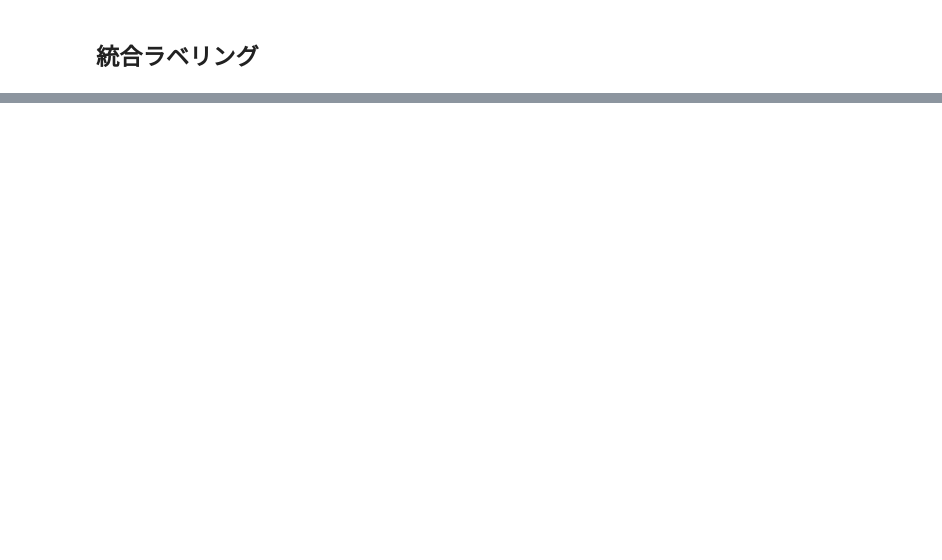
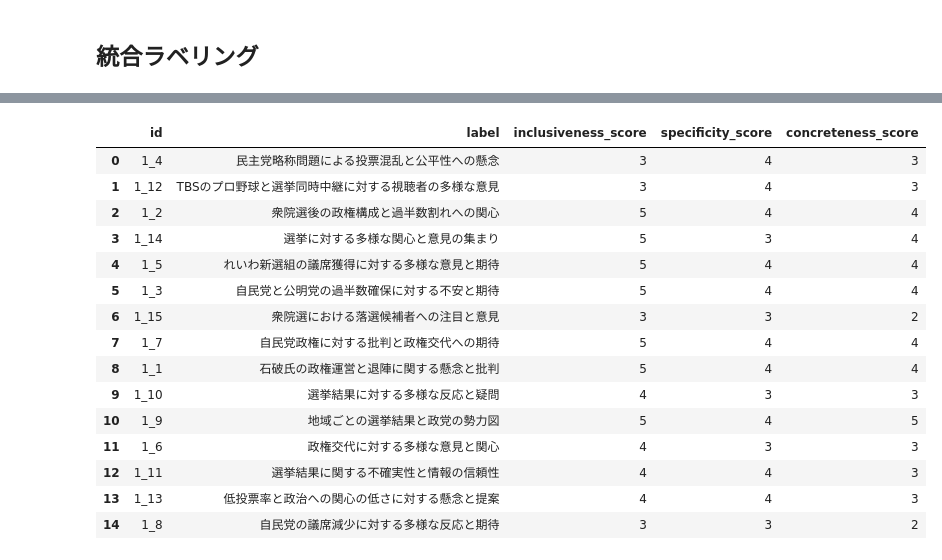
Before and after one commit to nasuka/kouchou-ai-clustering-experiment, a Jupyter notebook: notebooks/20250415_ベースプロンプト・自動評価.ipynb, the cells around one changed output, grey strips where cells are left out. Saved outputs shown, nothing was run; the diff lists cells and outputs as text; code cells hidden in the pictures; blank space fills up the shorter version.

```diff
--- a/notebooks/20250415_ベースプロンプト・自動評価.ipynb
+++ b/notebooks/20250415_ベースプロンプト・自動評価.ipynb
@@ -483,2 +482,21 @@ print("平均スコア", eval_score_df[["inclusiveness_score", "specificity_scor
 # %%
 eval_score_df.sort_values(by="id").to_csv(exp_output_dir / "ベースプロンプトの自動評価結果.csv", index=False)
+# %%
+eval_score_df
+# %% [output]
+|  | id | label | inclusiveness_score | specificity_score | concreteness_score |
+| 0 | 1_4 | 民主党略称問題による投票混乱と公平性への懸念 | 3 | 4 | 3 |
+| 1 | 1_12 | TBSのプロ野球と選挙同時中継に対する視聴者の多様な意見 | 3 | 4 | 3 |
+| 2 | 1_2 | 衆院選後の政権構成と過半数割れへの関心 | 5 | 4 | 4 |
+| 3 | 1_14 | 選挙に対する多様な関心と意見の集まり | 5 | 3 | 4 |
+| 4 | 1_5 | れいわ新選組の議席獲得に対する多様な意見と期待 | 5 | 4 | 4 |
+| 5 | 1_3 | 自民党と公明党の過半数確保に対する不安と期待 | 5 | 4 | 4 |
+| 6 | 1_15 | 衆院選における落選候補者への注目と意見 | 3 | 3 | 2 |
+| 7 | 1_7 | 自民党政権に対する批判と政権交代への期待 | 5 | 4 | 4 |
+| 8 | 1_1 | 石破氏の政権運営と退陣に関する懸念と批判 | 5 | 4 | 4 |
+| 9 | 1_10 | 選挙結果に対する多様な反応と疑問 | 4 | 3 | 3 |
+| 10 | 1_9 | 地域ごとの選挙結果と政党の勢力図 | 5 | 4 | 5 |
+| 11 | 1_6 | 政権交代に対する多様な意見と関心 | 4 | 3 | 3 |
+| 12 | 1_11 | 選挙結果に関する不確実性と情報の信頼性 | 4 | 4 | 3 |
+| 13 | 1_13 | 低投票率と政治への関心の低さに対する懸念と提案 | 4 | 4 | 3 |
+| 14 | 1_8 | 自民党の議席減少に対する多様な反応と期待 | 3 | 3 | 2 |
```
Also changed, not shown: parts of 7 cells of this notebook, 4 other files.
